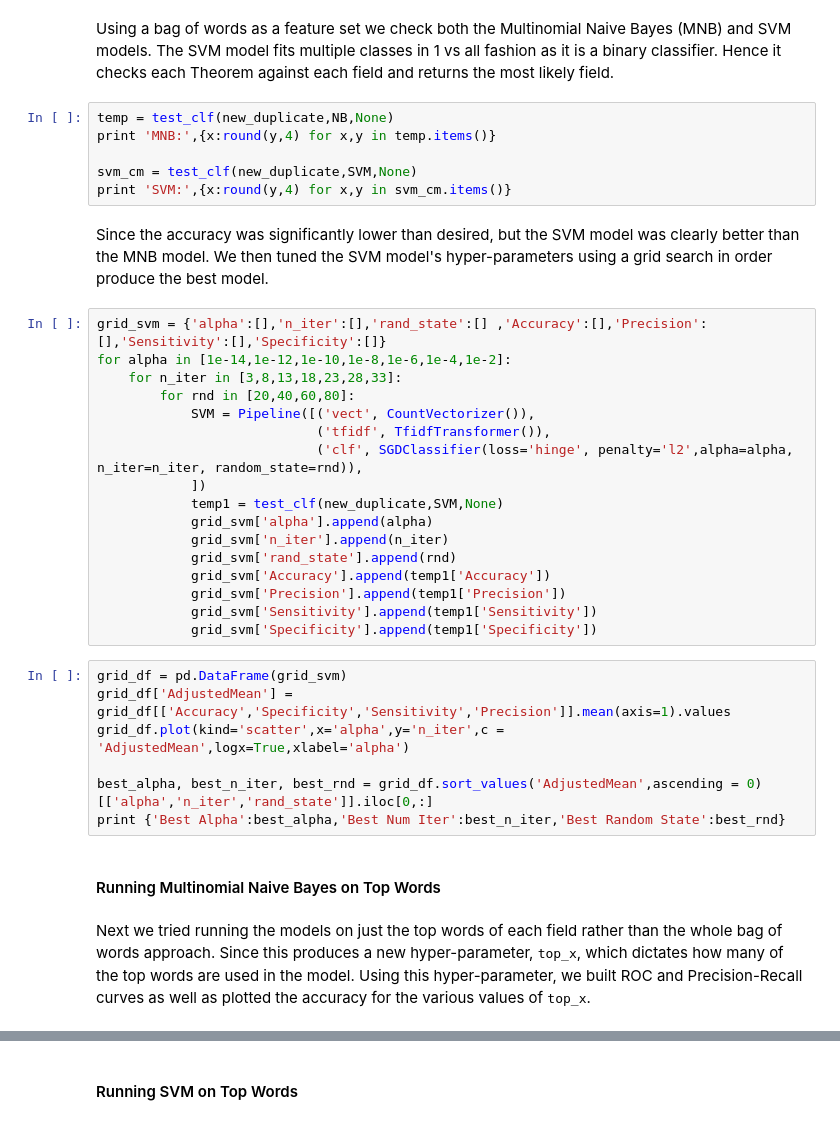
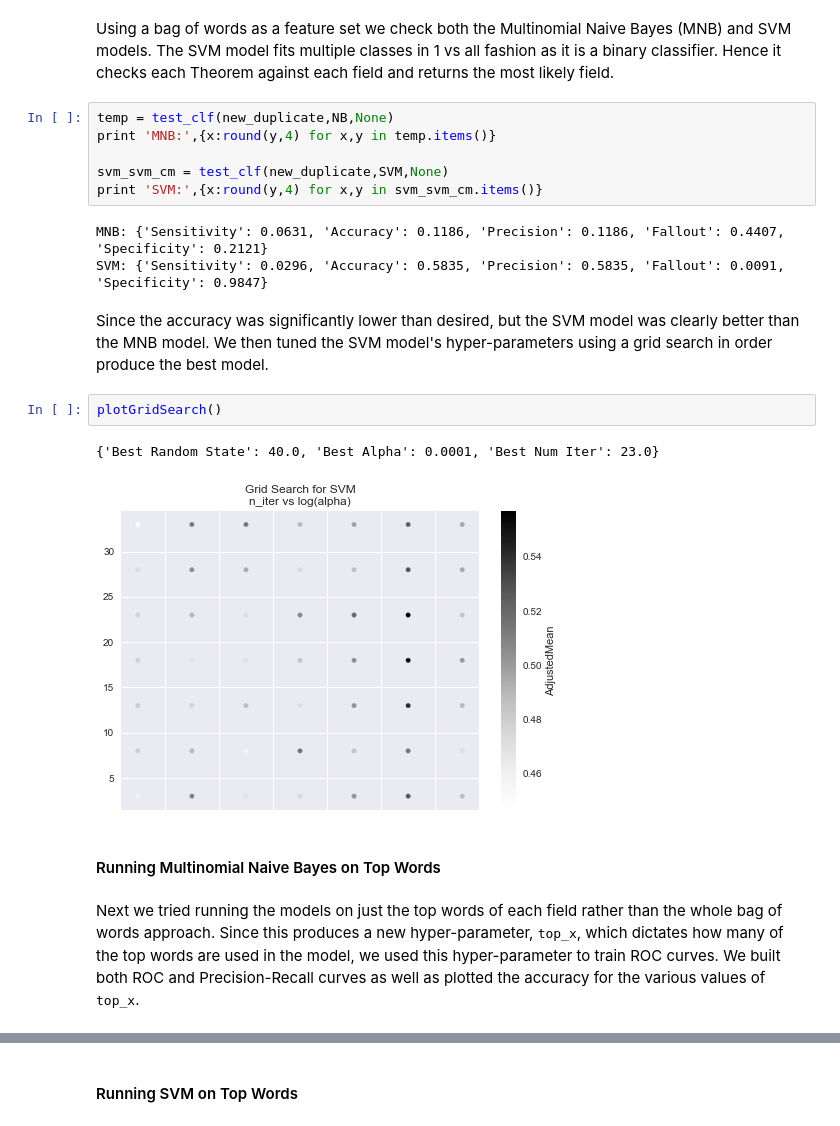
Before and after one commit to dsherma7/MathNet, a Jupyter notebook: Summary.ipynb, the cells around one changed output, grey strips where cells are left out. Saved outputs shown, nothing was run; the diff lists cells and outputs as text.

```diff
--- a/Summary.ipynb
+++ b/Summary.ipynb
@@ -390,35 +109,19 @@ Using a bag of words as a feature set we check both the Multinomial Naive Bayes
 temp = test_clf(new_duplicate,NB,None)
 print 'MNB:',{x:round(y,4) for x,y in temp.items()}
 
-svm_cm = test_clf(new_duplicate,SVM,None)
-print 'SVM:',{x:round(y,4) for x,y in svm_cm.items()}
+svm_svm_cm = test_clf(new_duplicate,SVM,None)
+print 'SVM:',{x:round(y,4) for x,y in svm_svm_cm.items()}
+# %% [output]
+MNB: {'Sensitivity': 0.0631, 'Accuracy': 0.1186, 'Precision': 0.1186, 'Fallout': 0.4407, 'Specificity': 0.2121}
+SVM: {'Sensitivity': 0.0296, 'Accuracy': 0.5835, 'Precision': 0.5835, 'Fallout': 0.0091, 'Specificity': 0.9847}
 # %% [markdown]
 Since the accuracy was significantly lower than desired, but the SVM model was clearly better than the MNB model. We then tuned the SVM model's hyper-parameters using a grid search in order produce the best model.
-# %%
-grid_svm = {'alpha':[],'n_iter':[],'rand_state':[] ,'Accuracy':[],'Precision':[],'Sensitivity':[],'Specificity':[]}
-for alpha in [1e-14,1e-12,1e-10,1e-8,1e-6,1e-4,1e-2]:
-    for n_iter in [3,8,13,18,23,28,33]:
-        for rnd in [20,40,60,80]:
-            SVM = Pipeline([('vect', CountVectorizer()),
-                            ('tfidf', TfidfTransformer()),
-                            ('clf', SGDClassifier(loss='hinge', penalty='l2',alpha=alpha, n_iter=n_iter, random_state=rnd)),
-            ])
-            temp1 = test_clf(new_duplicate,SVM,None)
-            grid_svm['alpha'].append(alpha)
-            grid_svm['n_iter'].append(n_iter)
-            grid_svm['rand_state'].append(rnd)
-            grid_svm['Accuracy'].append(temp1['Accuracy'])
-            grid_svm['Precision'].append(temp1['Precision'])
-            grid_svm['Sensitivity'].append(temp1['Sensitivity'])
-            grid_svm['Specificity'].append(temp1['Specificity'])
-# %%
-grid_df = pd.DataFrame(grid_svm)
-grid_df['AdjustedMean'] = grid_df[['Accuracy','Specificity','Sensitivity','Precision']].mean(axis=1).values
-grid_df.plot(kind='scatter',x='alpha',y='n_iter',c = 'AdjustedMean',logx=True,xlabel='alpha')
-
-best_alpha, best_n_iter, best_rnd = grid_df.sort_values('AdjustedMean',ascending = 0)[['alpha','n_iter','rand_state']].iloc[0,:]
-print {'Best Alpha':best_alpha,'Best Num Iter':best_n_iter,'Best Random State':best_rnd}
+# %%
+plotGridSearch()
+# %% [output]
+{'Best Random State': 40.0, 'Best Alpha': 0.0001, 'Best Num Iter': 23.0}
+[figure, added]
 # %% [markdown]
 #### Running Multinomial Naive Bayes on Top Words
 # %% [markdown]
-Next we tried running the models on just the top words of each field rather than the whole bag of words approach. Since this produces a new hyper-parameter, <tt>top_x</tt>, which dictates how many of the top words are used in the model. Using this hyper-parameter, we built ROC and Precision-Recall curves as well as plotted the accuracy for the various values of <tt>top_x</tt>.
+Next we tried running the models on just the top words of each field rather than the whole bag of words approach. Since this produces a new hyper-parameter, <tt>top_x</tt>, which dictates how many of the top words are used in the model, we used this hyper-parameter to train ROC curves. We built both ROC and Precision-Recall curves as well as plotted the accuracy for the various values of <tt>top_x</tt>.
```
Also changed, not shown: parts of 61 cells of this notebook, 5 other files.
